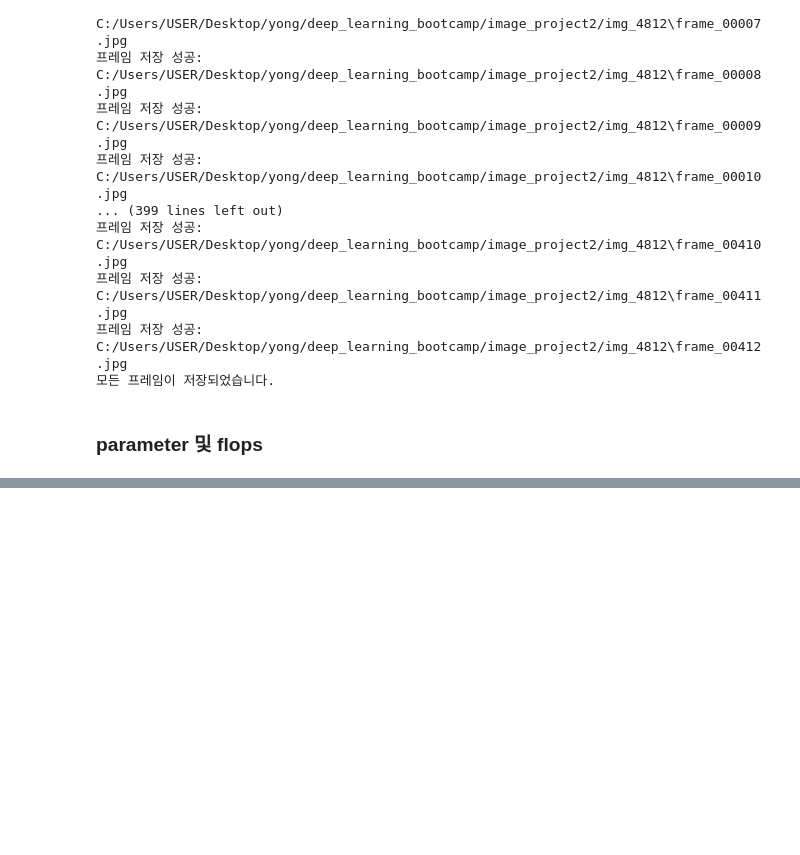
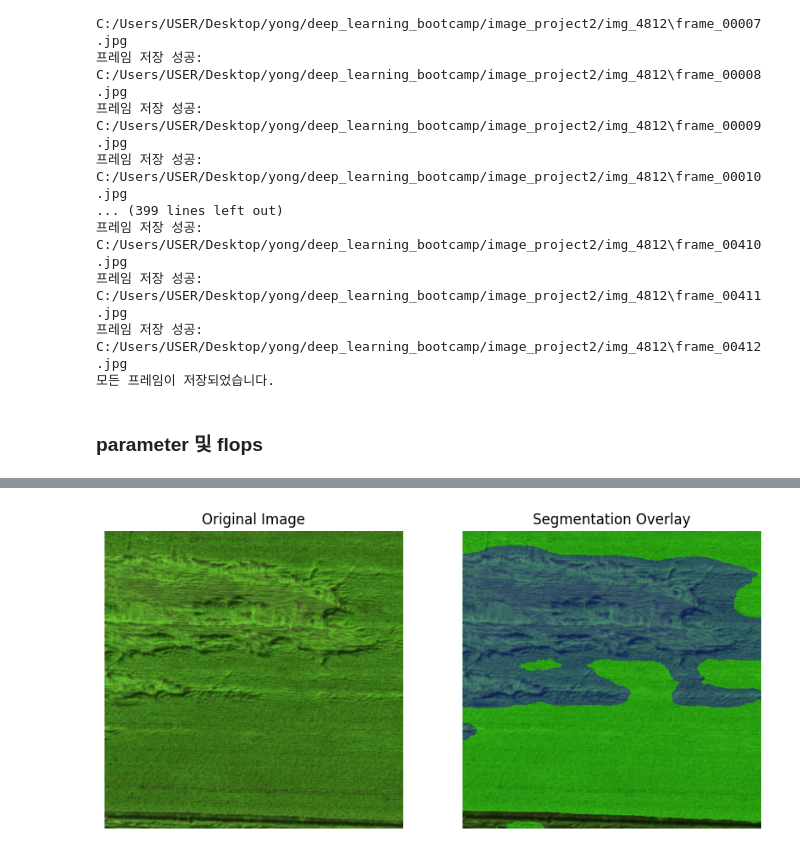
Before and after one commit to choiyongwoo/Deep_Learning_Bootcamp, a Jupyter notebook: image_project2/inference.ipynb, the cells around one changed output, grey strips where cells are left out. Cells and saved outputs as stored; diff of their text form; code cells hidden in the pictures; blank space fills up the shorter version.

```diff
--- a/image_project2/inference.ipynb
+++ b/image_project2/inference.ipynb
@@ -1090,0 +1551,20 @@ Parameter count:
+# %%
+from transformers import SegformerImageProcessor, SegformerForSemanticSegmentation
+import torch
+
+device = torch.device("cuda" if torch.cuda.is_available() else "cpu")
+
+model_name = "nvidia/segformer-b3-finetuned-cityscapes-1024-1024"
+# we are going to do whole inference, so no resizing of the image
+processor = SegformerImageProcessor(do_resize=False)
+model = SegformerForSemanticSegmentation.from_pretrained(model_name)
+
+# 모델의 헤드 클래스 수를 변경
+model.config.num_labels = 6  # fine-tuning 데이터셋의 클래스 수에 맞게 변경
+model.decode_head.classifier = torch.nn.Conv2d(768, model.config.num_labels, kernel_size=1)  # 768은 B3의 내부 차원 수
+model.load_state_dict(torch.load("C:/Users/USER/Downloads/best_model.pth", map_location=device))
+
+
+# model.to(device)
+model.to(device)
+model.eval()
@@ -1090,0 +1698,4 @@ Parameter count:
+# %%
+visualize_segmentation(image, mask_np)
+# %% [output]
+[figure, added]
```
Also changed, not shown: parts of 25 cells of this notebook, 4 other files.
